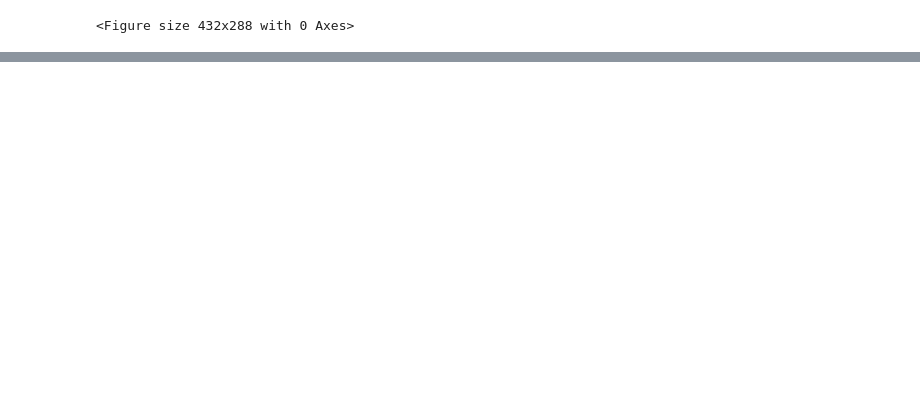
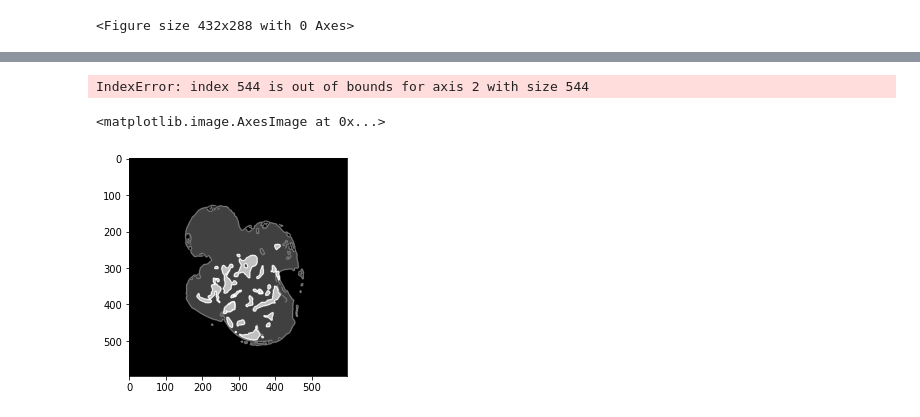
Before and after one commit to siminpan/MOSJ-3DCT, a Jupyter notebook: python/02_addedge3output.ipynb, the cells around one changed output, grey strips where cells are left out. Cells and saved outputs as stored; diff of their text form; code cells hidden in the pictures; blank space fills up the shorter version.

```diff
--- a/python/02_addedge3output.ipynb
+++ b/python/02_addedge3output.ipynb
@@ -98,0 +169,48 @@ for i in list2:
+# %%
+def getorig4(image1,image2):
+#     image1
+    thresh = threshold_otsu(image1)
+    binary = image1 > thresh
+    image11 = (((image1 - image1.min()) / (image1.max() - image1.min())) * 255.9).astype(np.uint8)
+    imagedge = canny(image11, sigma=1)
+    imagedge2 = morphology.dilation(imagedge, morphology.disk(radius=1))
+    imagedge3 = imagedge2.astype(np.uint8)
+    imagedge3 = np.where(imagedge3 != 0, 2, 0)
+    image4 = binary + imagedge3
+    image4 = np.where(image4 > 1, 2, image4)
+#     image2
+    binary2 = np.where(image2 != 0, 2, 0)
+    image12 = (((image2 - image2.min()) / (image2.max() - image2.min())) * 255.9).astype(np.uint8)
+    imagedge2 = canny(image12, sigma=1)
+    imagedge22 = morphology.dilation(imagedge2, morphology.disk(radius=1))
+    imagedge32 = imagedge22.astype(np.uint8)
+    imagedge32 = np.where(imagedge32 != 0, 4, 0)
+    image42 = binary2 + imagedge32
+    image42 = np.where(image42 > 2, 4, image42)
+    image5 = image4+image42
+    image5 = np.where(image5 >= 5, 4, image5)
+    return image5
+# %%
+number1 = 33
+a_mask = readdicomset(number1)
+a_mask2 = readdicomset2(number1)
+# %%
+path_master_s3 = "06_origdata/master_seg3channelfill/"
+
+resize1 = 256
+
+# export master_segre255
+for i in range(a_mask.shape[2]):
+    image = getorig4(a_mask[:, :, i], a_mask2[:, :, i])
+    image = rescale(image, (resize1/a_mask[:, :, i].shape[1]), preserve_range=True, anti_aliasing=False)
+    img0 = Image.fromarray(image.astype(np.uint8))
+    img0.save(path_master_s3+str(number1)+"_image_"+str("{0:03}".format(i))+".png")
+# %% [output]
+IndexError: index 544 is out of bounds for axis 2 with size 544
+# %%
+image6 = getorig4(a_mask[:, :, 150], a_mask2[:, :, 150])
+# %%
+plt.imshow(image6)
+# %% [output]
+<matplotlib.image.AxesImage at 0x...>
+[figure, added]
```
Also changed, not shown: parts of 11 cells of this notebook, 3 other files.
